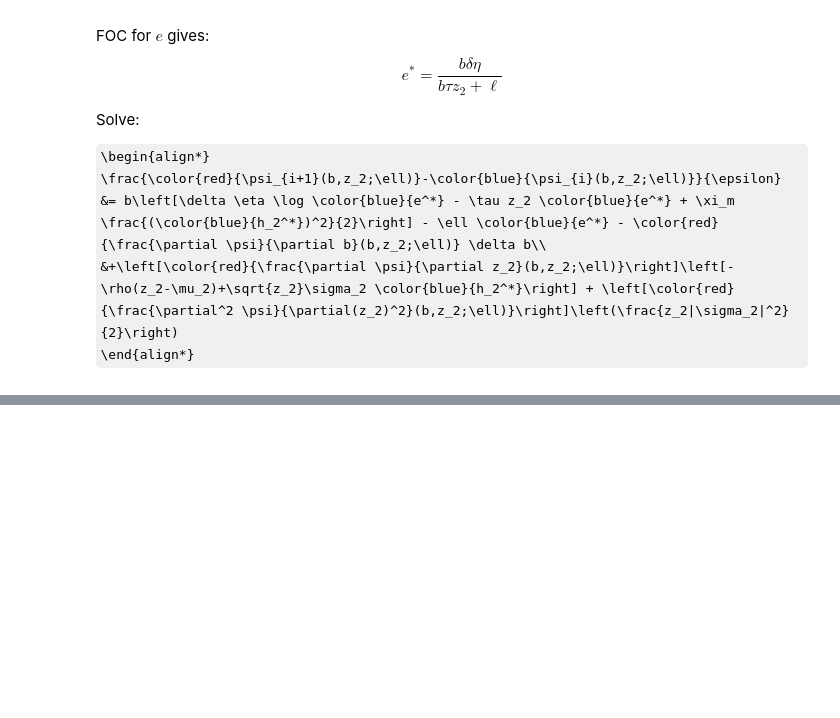
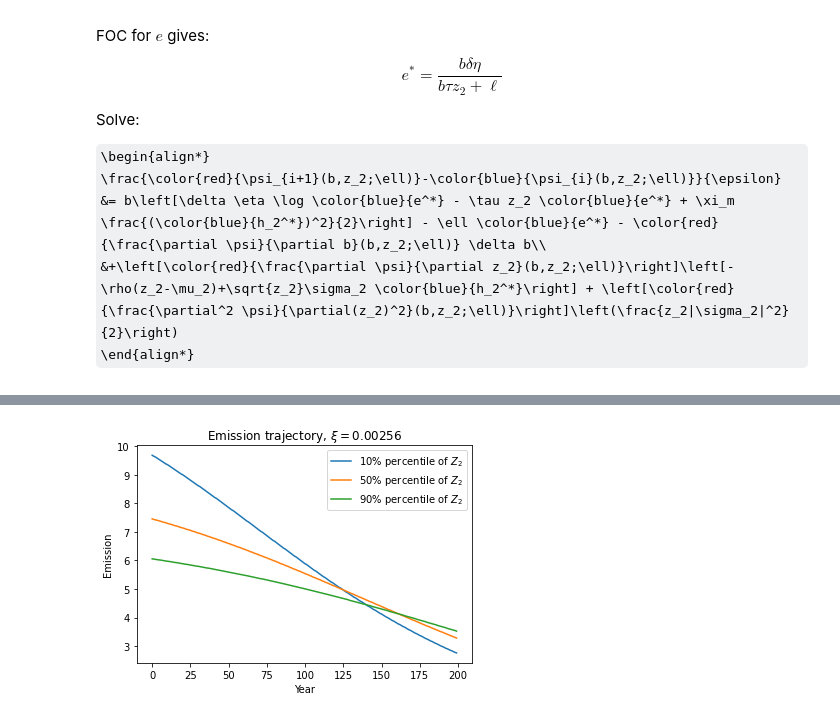
Before and after one commit to lphansen/ClimateUncertaintySpillover, a Jupyter notebook: notebook/BH_modified_multiplier_fast.ipynb, the cells around one changed output, grey strips where cells are left out. Drawn from its saved outputs; the diff is of its cells as text; code cells hidden in the pictures; some formulas as TeX source; blank space fills up the shorter version.

```diff
--- a/notebook/BH_modified_multiplier_fast.ipynb
+++ b/notebook/BH_modified_multiplier_fast.ipynb
@@ -218,3 +230,14 @@ plt.plot(Et_19)
+# %%
+plt.plot(Et_7[:200], label=r'10% percentile of $Z_2$')
+plt.plot(Et_10[:200], label=r'50% percentile of $Z_2$')
+plt.plot(Et_13[:200], label=r'90% percentile of $Z_2$')
+plt.legend()
+plt.xlabel('Year')
+plt.ylabel('Emission')
+plt.title(r'Emission trajectory, $\xi=0.00256$')
+plt.savefig('plot_200.pdf')
+# %% [output]
+[figure, added]
 # %%
 # Simulation to compute quantile
 # dZ = -ρ*(Z-μ_2)*dt + np.sqrt(Z)*σ_2*dW
```
Also changed, not shown: parts of 9 cells of this notebook, 23 other files.
